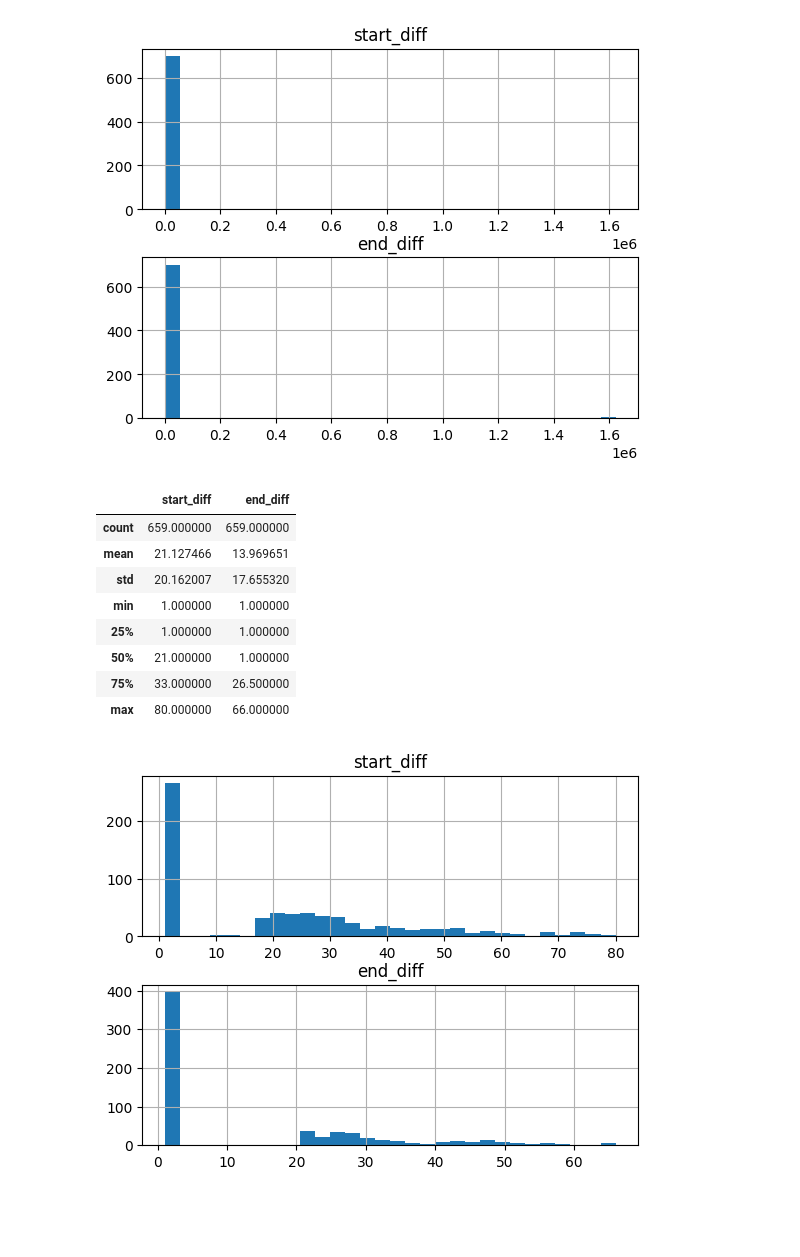
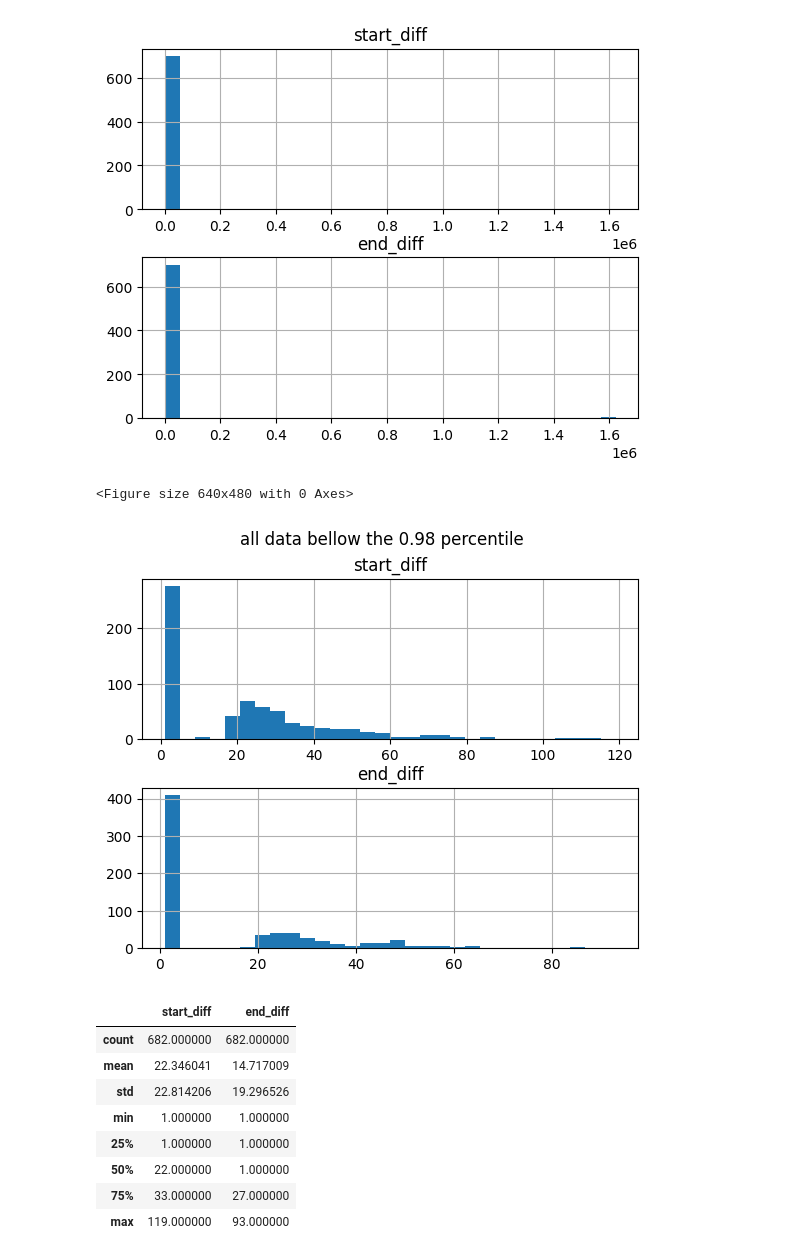
Before and after one commit to mtsz-thiago/sRNAs_Interactomes, a Jupyter notebook: alignment_analysis.ipynb, the cells around one changed output. Drawn from its saved outputs; the diff is of its cells as text; code cells hidden in the pictures; blank space fills up the shorter version.

```diff
--- a/alignment_analysis.ipynb
+++ b/alignment_analysis.ipynb
@@ -85,26 +86,32 @@ aggregated_df[['start_diff', 'end_diff']].describe()
 | 75% | 3.400000e+01 | 2.800000e+01 |
 | max | 1.622471e+06 | 1.622451e+06 |
 [figure]
-# %%
-def filter_outliers(df):
-    Q1 = df.quantile(0.25)
-    Q3 = df.quantile(0.75)
-    IQR = Q3 - Q1
-
-    no_outliers_df = df[~((df < (Q1 - 1.5 * IQR)) | (df > (Q3 + 1.5 * IQR))).any(axis=1)]
-    return no_outliers_df
+# %%
+def filter_outliers(df, percentile=0.98):
+    Q = df.quantile(percentile)
+
+    no_outliers_df = df[(df < Q).all(axis=1)]
+    return no_outliers_df
+# END: /workspaces/sRNAs_Interactomes/alignment_analysis.ipynb
+
+    return no_outliers_df
 # %%
-aggregated_filtered = filter_outliers(aggregated_df)
+percentile = 0.98
+aggregated_filtered = filter_outliers(aggregated_df, percentile)
+plt.figure()
 aggregated_filtered[['start_diff', 'end_diff']].hist(bins=30, layout=(2,1))
+plt.suptitle('all data bellow the {} percentile'.format(percentile))  # Set the figure title
+plt.show()
 aggregated_filtered.describe()
 # %% [output]
+<Figure size 640x480 with 0 Axes>
+[figure, new version]
 |  | start_diff | end_diff |
-| count | 659.000000 | 659.000000 |
-| mean | 21.127466 | 13.969651 |
-| std | 20.162007 | 17.655320 |
+| count | 682.000000 | 682.000000 |
+| mean | 22.346041 | 14.717009 |
+| std | 22.814206 | 19.296526 |
 | min | 1.000000 | 1.000000 |
 | 25% | 1.000000 | 1.000000 |
-| 50% | 21.000000 | 1.000000 |
-| 75% | 33.000000 | 26.500000 |
-| max | 80.000000 | 66.000000 |
+| 50% | 22.000000 | 1.000000 |
+| 75% | 33.000000 | 27.000000 |
+| max | 119.000000 | 93.000000 |
-[figure, old version]
```
Also changed, not shown: parts of 2 cells of this notebook.
